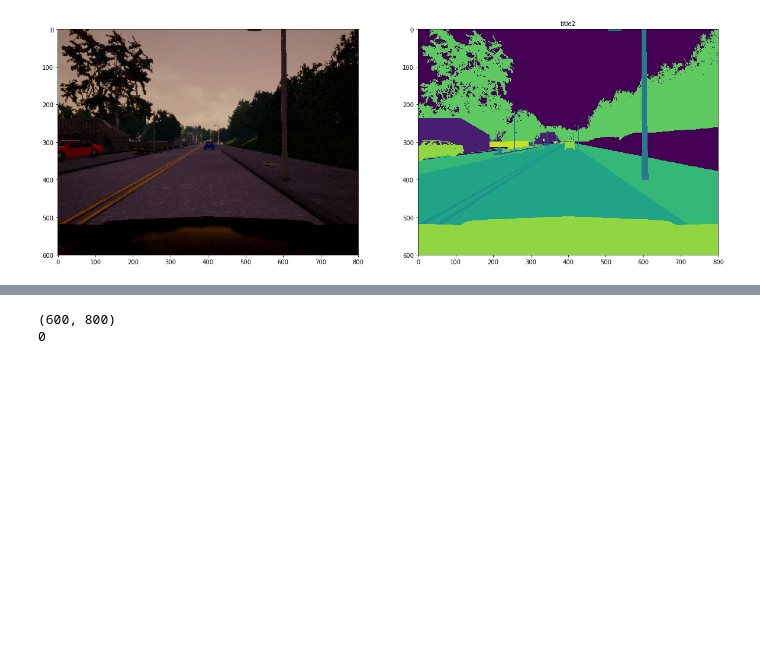
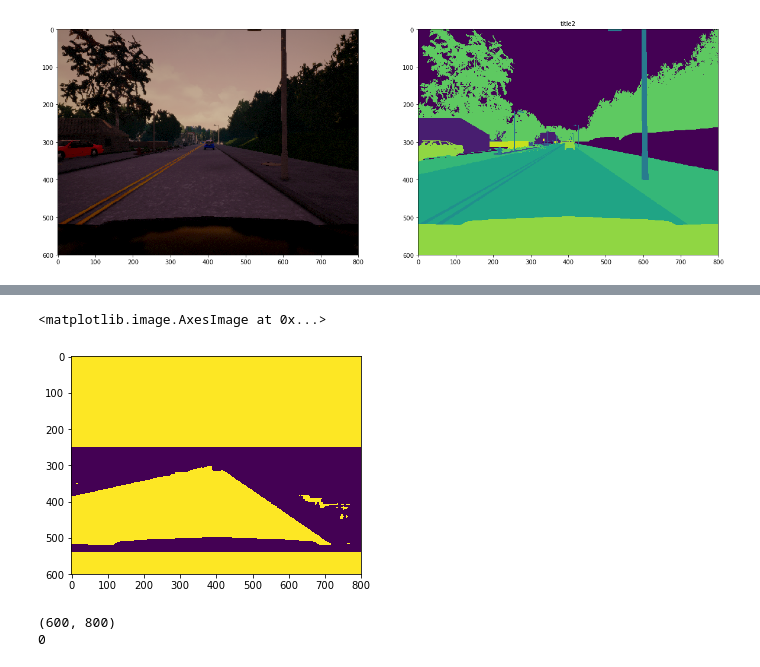
Before and after one commit to hc167/Lyft-Challenge, a Jupyter notebook: Lyft_segnet_test.ipynb, the cells around one changed output, grey strips where cells are left out. Drawn from its saved outputs; the diff is of its cells as text; code cells hidden in the pictures; blank space fills up the shorter version.

```diff
--- a/Lyft_segnet_test.ipynb
+++ b/Lyft_segnet_test.ipynb
@@ -145,3 +152,12 @@ cars = getcars(prediction)
+# %%
+#road3 = np.zeros(shape=(600, 800))
+road3 = np.ones(shape=(600, 800))
+# %%
+road3[250:540,:]=road2
+plt.imshow(road3)
+# %% [output]
+<matplotlib.image.AxesImage at 0x...>
+[figure, added]
 # %%
 plt.imshow(road)
 print(road.shape)
```
Also changed, not shown: parts of 1 cell of this notebook, 1 other file.
